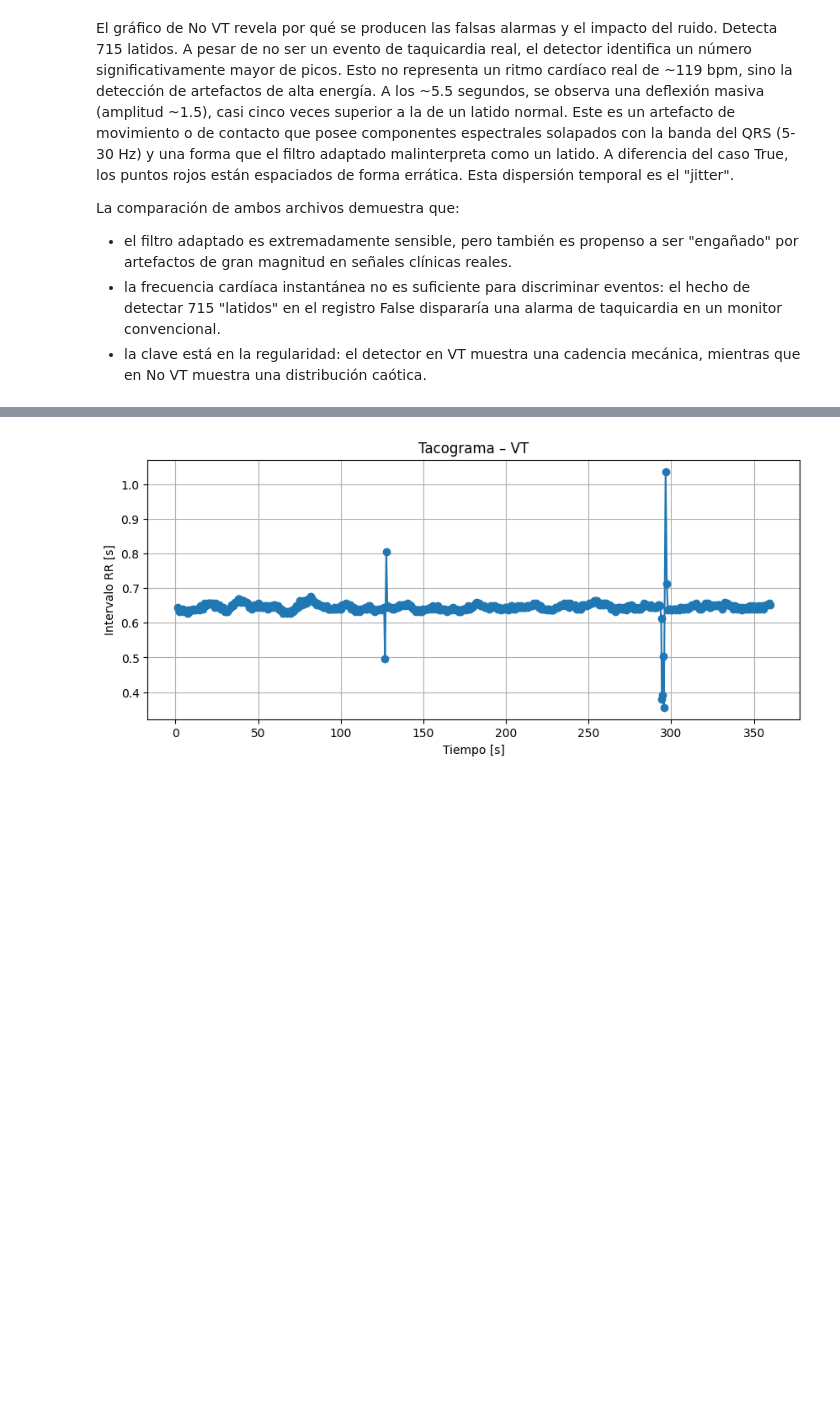
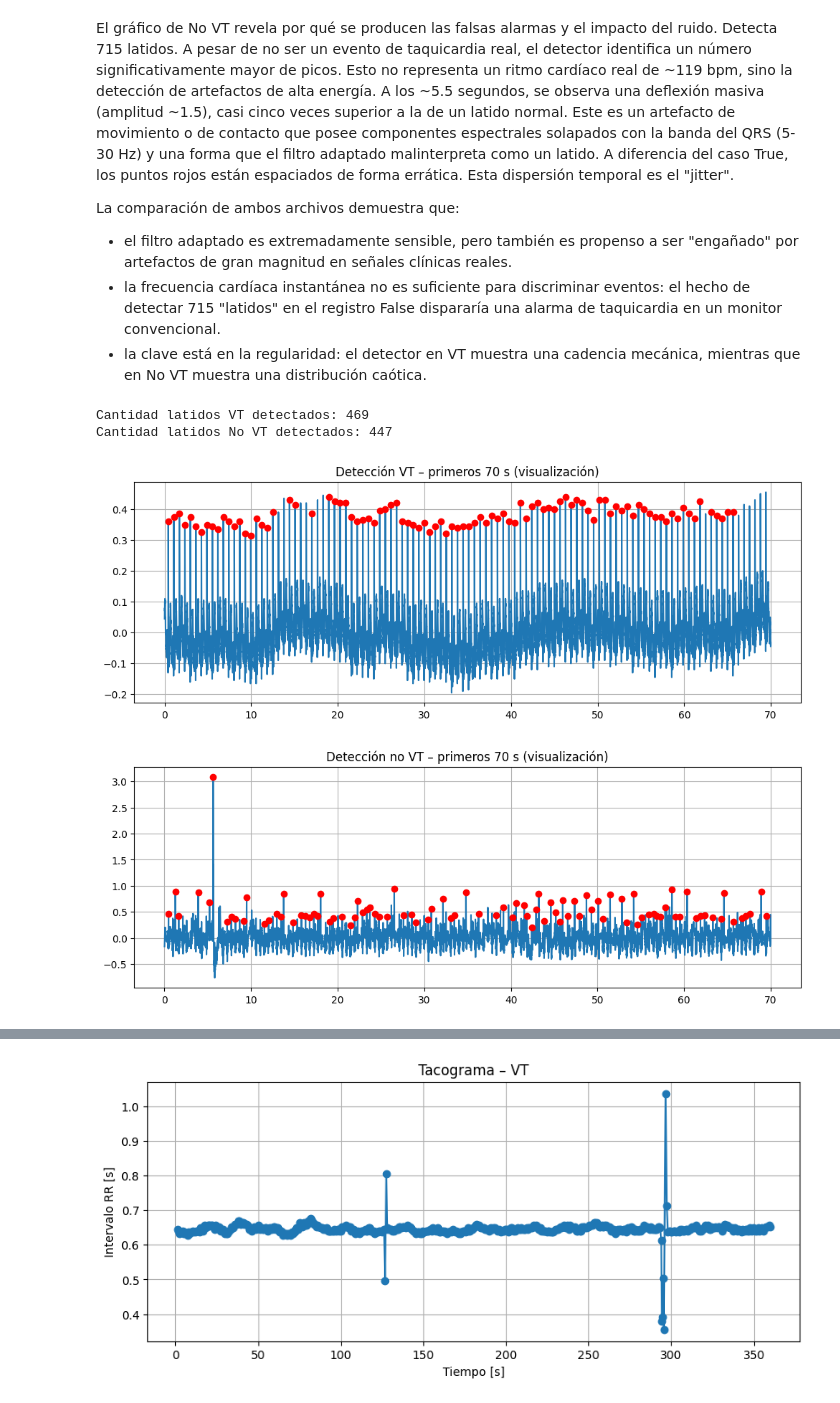
Before and after one commit to aguspaolini/aps-Paolini-Rosso, a Jupyter notebook: Borrador Final.ipynb, the cells around one changed output, grey strips where cells are left out. Saved outputs shown, nothing was run; the diff lists cells and outputs as text; code cells hidden in the pictures; blank space fills up the shorter version.

```diff
--- a/Borrador Final.ipynb
+++ b/Borrador Final.ipynb
@@ -410,3 +410,83 @@ La comparación de ambos archivos demuestra que:
 - el filtro adaptado es extremadamente sensible, pero también es propenso a ser "engañado" por artefactos de gran magnitud en señales clínicas reales.
 - la frecuencia cardíaca instantánea no es suficiente para discriminar eventos: el hecho de detectar 715 "latidos" en el registro False dispararía una alarma de taquicardia en un monitor convencional.
 - la clave está en la regularidad: el detector en VT muestra una cadencia mecánica, mientras que en No VT muestra una distribución caótica.
+# %%
+# ============================================
+# FILTRO ADAPTADO
+# ============================================
+
+matched_filter = template[::-1]
+
+y_true  = sig.convolve(ecg_true,  matched_filter, mode="same")
+y_false = sig.convolve(ecg_false, matched_filter, mode="same")
+
+# ============================================
+# DETECCIÓN FINAL DE LATIDOS
+# ============================================
+
+threshold_true  = np.percentile(y_true, 99)
+threshold_false = np.percentile(y_false, 98)
+
+peaks_mf_true, _ = find_peaks(
+    y_true,
+    height=threshold_true,
+    distance=int(0.3*fs)
+)
+
+peaks_mf_false, _ = find_peaks(
+    y_false,
+    height=threshold_false,
+    distance=int(0.3*fs),
+    prominence=np.std(y_false)
+)
+
+def refinar_picos(ecg, peaks, fs, ventana_ms=50):
+    ventana = int((ventana_ms/1000)*fs)
+    refined = []
+
+    for p in peaks:
+        inicio = max(p - ventana, 0)
+        fin = min(p + ventana, len(ecg))
+
+        segmento = ecg[inicio:fin]
+        max_local = np.argmax(segmento)
+
+        refined.append(inicio + max_local)
+
+    return np.array(refined)
+
+peaks_true_ref = refinar_picos(ecg_true, peaks_mf_true, fs)
+peaks_false_ref = refinar_picos(ecg_false, peaks_mf_false, fs)
+
+print("Cantidad latidos VT detectados:", len(peaks_true_ref))
+print("Cantidad latidos No VT detectados:", len(peaks_false_ref))
+
+# ============================================
+# VISUALIZACIÓN (solo 10 s para no saturar)
+# ============================================
+
+t_true = np.arange(len(ecg_true)) / fs
+t_false = np.arange(len(ecg_false)) / fs
+
+plt.figure(figsize=(12,4))
+plt.plot(t_true[:70*fs], ecg_true[:70*fs])
+plt.plot(t_true[peaks_true_ref[peaks_true_ref < 70*fs]],
+         ecg_true[peaks_true_ref[peaks_true_ref < 70*fs]],
+         'ro')
+plt.title("Detección VT – primeros 70 s (visualización)")
+plt.grid()
+plt.show()
+
+plt.figure(figsize=(12,4))
+plt.plot(t_false[:70*fs], ecg_false[:70*fs])
+plt.plot(t_false[peaks_false_ref[peaks_false_ref < 70*fs]],
+         ecg_false[peaks_false_ref[peaks_false_ref < 70*fs]],
+         'ro')
+plt.title("Detección no VT – primeros 70 s (visualización)")
+plt.grid()
+plt.show()
+# %% [output]
+Cantidad latidos VT detectados: 469
+Cantidad latidos No VT detectados: 447
+[figure, added]
+[figure, added]
```
Also changed, not shown: parts of 6 cells of this notebook.
